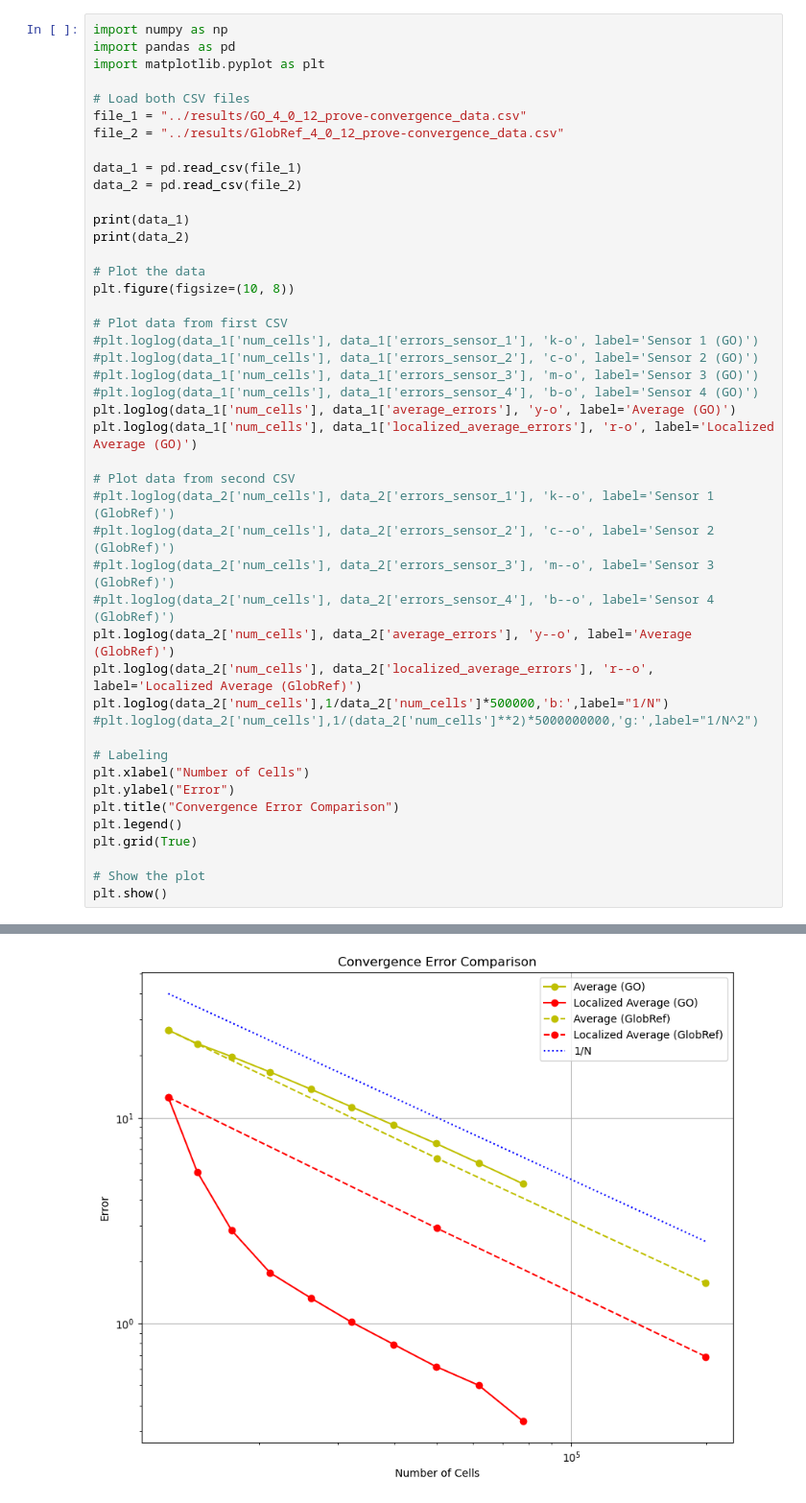
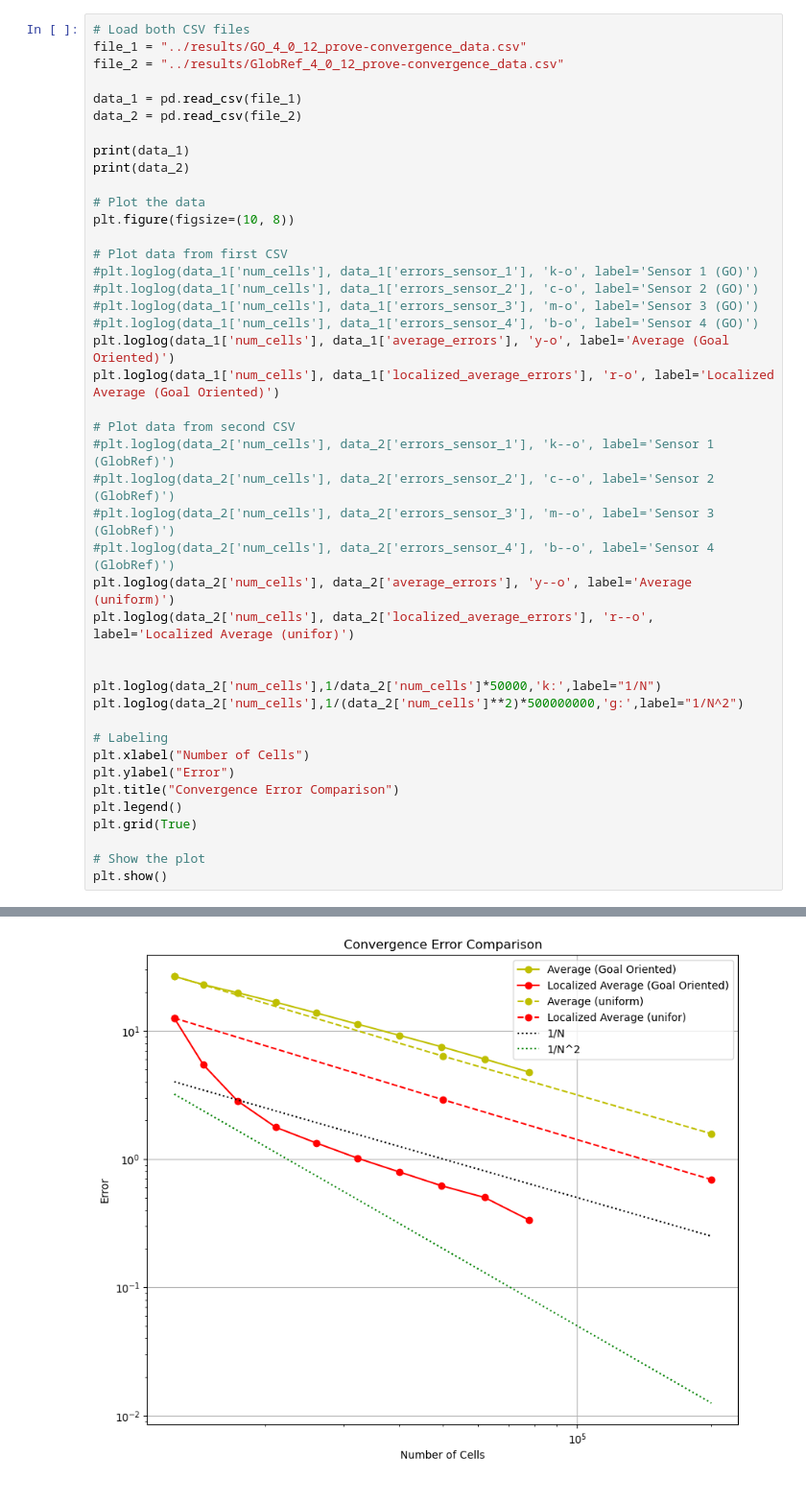
Before and after one commit to Matteo-Malve/ion_propulsion, a Jupyter notebook: postprocessing/convergence_plots.ipynb, the cells around one changed output, grey strips where cells are left out. Shown at 96% size. Drawn from its saved outputs; the diff is of its cells as text.

```diff
--- a/postprocessing/convergence_plots.ipynb
+++ b/postprocessing/convergence_plots.ipynb
@@ -1,8 +5,4 @@
 # %%
-import numpy as np
-import pandas as pd
-import matplotlib.pyplot as plt
-
 # Load both CSV files
 file_1 = "../results/GO_4_0_12_prove-convergence_data.csv"
 file_2 = "../results/GlobRef_4_0_12_prove-convergence_data.csv"
@@ -21,18 +21,20 @@ plt.figure(figsize=(10, 8))
 #plt.loglog(data_1['num_cells'], data_1['errors_sensor_2'], 'c-o', label='Sensor 2 (GO)')
 #plt.loglog(data_1['num_cells'], data_1['errors_sensor_3'], 'm-o', label='Sensor 3 (GO)')
 #plt.loglog(data_1['num_cells'], data_1['errors_sensor_4'], 'b-o', label='Sensor 4 (GO)')
-plt.loglog(data_1['num_cells'], data_1['average_errors'], 'y-o', label='Average (GO)')
-plt.loglog(data_1['num_cells'], data_1['localized_average_errors'], 'r-o', label='Localized Average (GO)')
+plt.loglog(data_1['num_cells'], data_1['average_errors'], 'y-o', label='Average (Goal Oriented)')
+plt.loglog(data_1['num_cells'], data_1['localized_average_errors'], 'r-o', label='Localized Average (Goal Oriented)')
 
 # Plot data from second CSV
 #plt.loglog(data_2['num_cells'], data_2['errors_sensor_1'], 'k--o', label='Sensor 1 (GlobRef)')
 #plt.loglog(data_2['num_cells'], data_2['errors_sensor_2'], 'c--o', label='Sensor 2 (GlobRef)')
 #plt.loglog(data_2['num_cells'], data_2['errors_sensor_3'], 'm--o', label='Sensor 3 (GlobRef)')
 #plt.loglog(data_2['num_cells'], data_2['errors_sensor_4'], 'b--o', label='Sensor 4 (GlobRef)')
-plt.loglog(data_2['num_cells'], data_2['average_errors'], 'y--o', label='Average (GlobRef)')
-plt.loglog(data_2['num_cells'], data_2['localized_average_errors'], 'r--o', label='Localized Average (GlobRef)')
-plt.loglog(data_2['num_cells'],1/data_2['num_cells']*500000,'b:',label="1/N")
-#plt.loglog(data_2['num_cells'],1/(data_2['num_cells']**2)*5000000000,'g:',label="1/N^2")
+plt.loglog(data_2['num_cells'], data_2['average_errors'], 'y--o', label='Average (uniform)')
+plt.loglog(data_2['num_cells'], data_2['localized_average_errors'], 'r--o', label='Localized Average (unifor)')
+
+
+plt.loglog(data_2['num_cells'],1/data_2['num_cells']*50000,'k:',label="1/N")
+plt.loglog(data_2['num_cells'],1/(data_2['num_cells']**2)*500000000,'g:',label="1/N^2")
 
 # Labeling
 plt.xlabel("Number of Cells")
@@ -64 +66 @@ plt.show()
-[figure, old version]
+[figure, new version]
```
Also changed, not shown: parts of 3 cells of this notebook, 7 other files.
